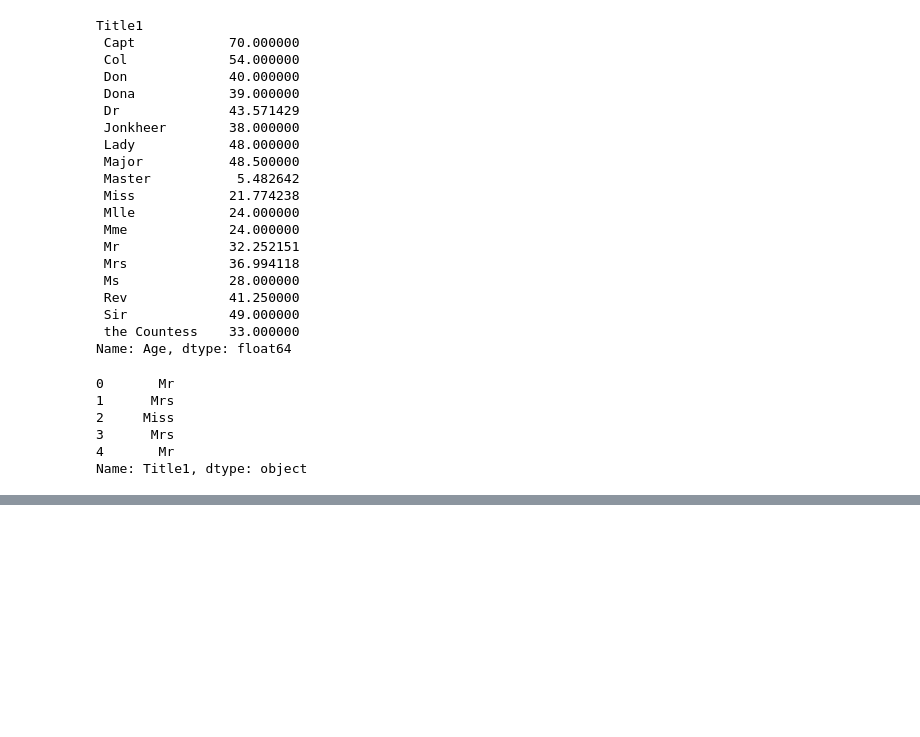
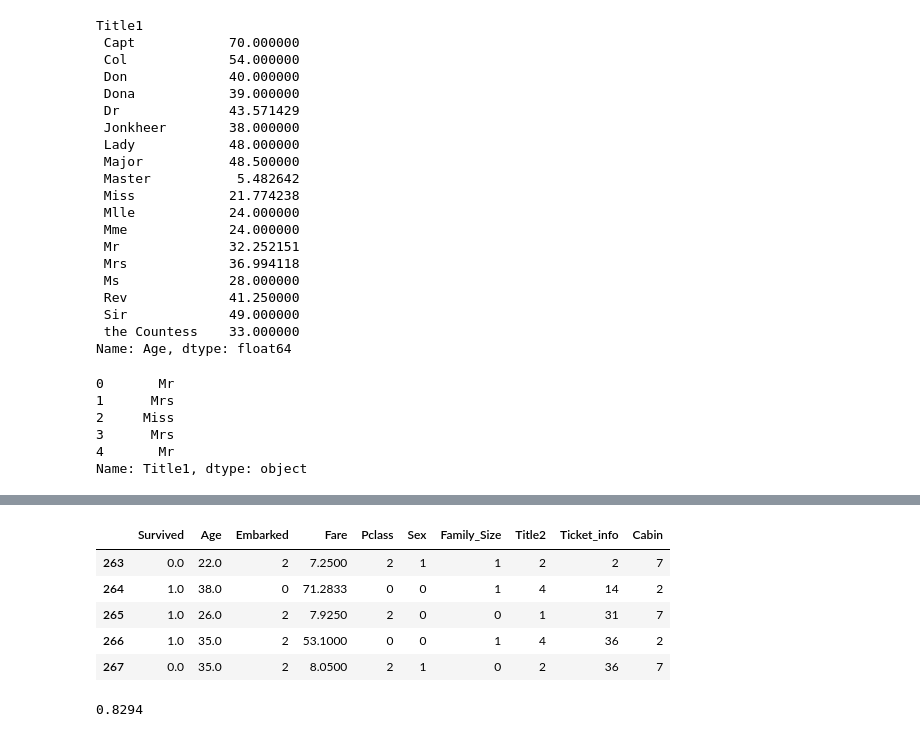
Before and after one commit to lee926427/Titanic, a Jupyter notebook: TitanicPredict.ipynb, the cells around one changed output, grey strips where cells are left out. Drawn from its saved outputs; the diff is of its cells as text; code cells hidden in the pictures; blank space fills up the shorter version.

```diff
--- a/TitanicPredict.ipynb
+++ b/TitanicPredict.ipynb
@@ -141,0 +263,29 @@ Series([], Name: Age, dtype: float64)
+# %%
+data['Sex'] = data['Sex'].astype('category').cat.codes
+data['Embarked'] = data['Embarked'].astype('category').cat.codes
+data['Pclass'] = data['Pclass'].astype('category').cat.codes
+data['Title1'] = data['Title1'].astype('category').cat.codes
+data['Title2'] = data['Title2'].astype('category').cat.codes
+data['Cabin'] = data['Cabin'].astype('category').cat.codes
+data['Ticket_info'] = data['Ticket_info'].astype('category').cat.codes
+# %%
+dataAgeNull = data[data['Age'].isna()]
+dataAgeNotNull = data[data['Age'].notna()]
+#將每一筆票價數據減其平均,若結果大於4倍平均差
+#dataAgeNotNull['Fare'].mean()平均 36
+#dataAgeNotNull['Fare'].std() 平均差 55.73
+remove_outlier = dataAgeNotNull[(np.abs(dataAgeNotNull['Fare']-dataAgeNotNull['Fare'].mean())>
+                    (4*dataAgeNotNull['Fare'].std())) |
+                    (np.abs(dataAgeNotNull['Family_Size']-data['Family_Size'].mean())>
+                    (4*dataAgeNotNull['Family_Size'].std()))]
+rfModel_age = RandomForestRegressor(n_estimators=2000,random_state=42)
+ageColumns = ['Embarked', 'Fare', 'Pclass', 'Sex', 'Family_Size', 'Title1', 'Title2','Cabin','Ticket_info']
+rfModel_age.fit(remove_outlier[ageColumns], remove_outlier['Age'])
+
+#ageNullValues = rfModel_age.predict(dataAgeNull[ageColumns])
+#dataAgeNull.loc[:,'Age'] = ageNullValues
+data = dataAgeNull.append(dataAgeNotNull)
+data.reset_index(inplace=True,drop=True)
+# %%
+dataTrain = data[pd.notna(data['Survived'])].sort_values(by=['PassengerId'])
+dataTest = data[~pd.notna(data['Survived'])].sort_values(by=['PassengerId'])
@@ -141,0 +299,25 @@ Series([], Name: Age, dtype: float64)
+# %%
+dataTrain = dataTrain[['Survived', 'Age', 'Embarked', 'Fare',  'Pclass', 'Sex', 'Family_Size', 'Title2','Ticket_info','Cabin']]
+dataTest = dataTest[['Age', 'Embarked', 'Fare', 'Pclass', 'Sex', 'Family_Size', 'Title2','Ticket_info','Cabin']]
+# %%
+dataTrain.head()
+# %% [output]
+|  | Survived | Age | Embarked | Fare | Pclass | Sex | Family_Size | Title2 | Ticket_info | Cabin |
+| 263 | 0.0 | 22.0 | 2 | 7.2500 | 2 | 1 | 1 | 2 | 2 | 7 |
+| 264 | 1.0 | 38.0 | 0 | 71.2833 | 0 | 0 | 1 | 4 | 14 | 2 |
+| 265 | 1.0 | 26.0 | 2 | 7.9250 | 2 | 0 | 0 | 1 | 31 | 7 |
+| 266 | 1.0 | 35.0 | 2 | 53.1000 | 0 | 0 | 1 | 4 | 36 | 2 |
+| 267 | 0.0 | 35.0 | 2 | 8.0500 | 2 | 1 | 0 | 2 | 36 | 7 |
+# %%
+rf = RandomForestClassifier(criterion='gini',
+                             n_estimators=1000,
+                             min_samples_split=12,
+                             min_samples_leaf=1,
+                             oob_score=True,
+                             random_state=1,
+                             n_jobs=-1)
+
+rf.fit(dataTrain.iloc[ : ,1: ],dataTrain.iloc[ : ,0 ])
+print("%.4f" % rf.oob_score_)
+# %% [output]
+0.8294
```
Also changed, not shown: parts of 21 cells of this notebook.
